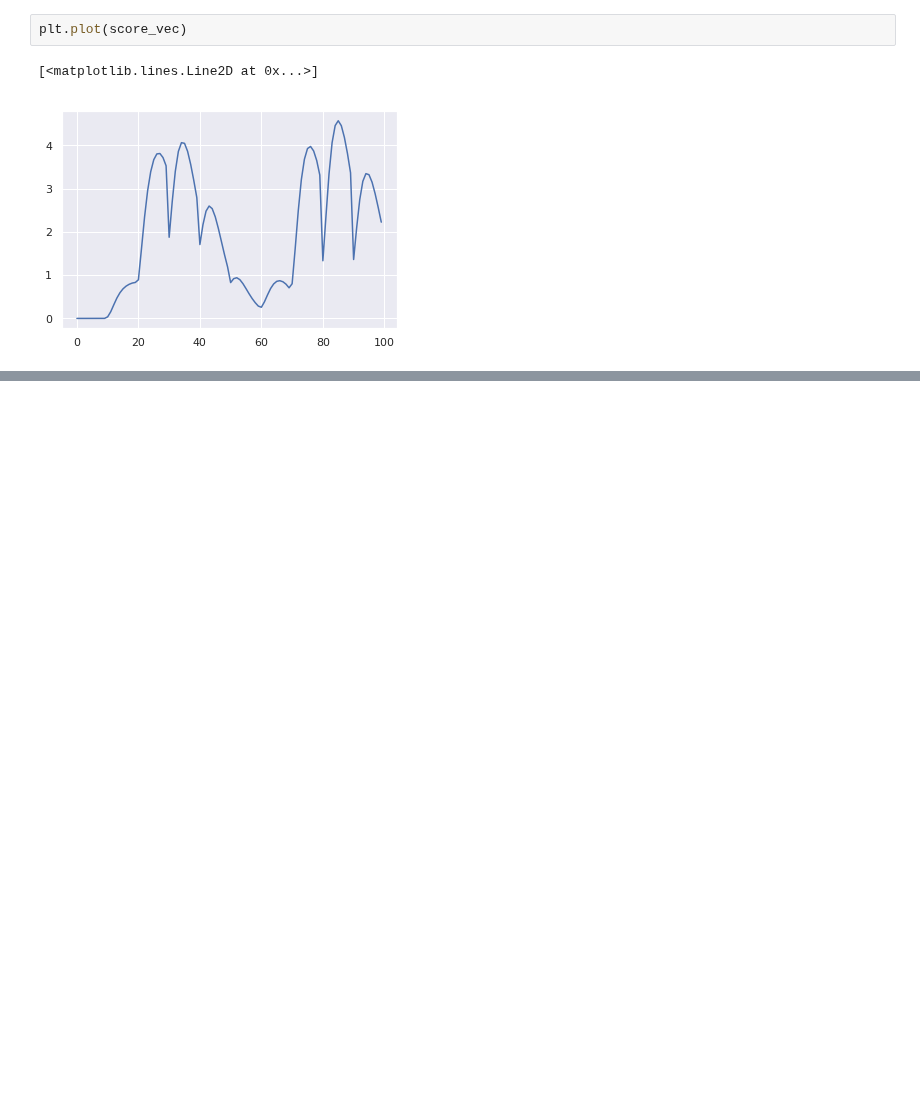
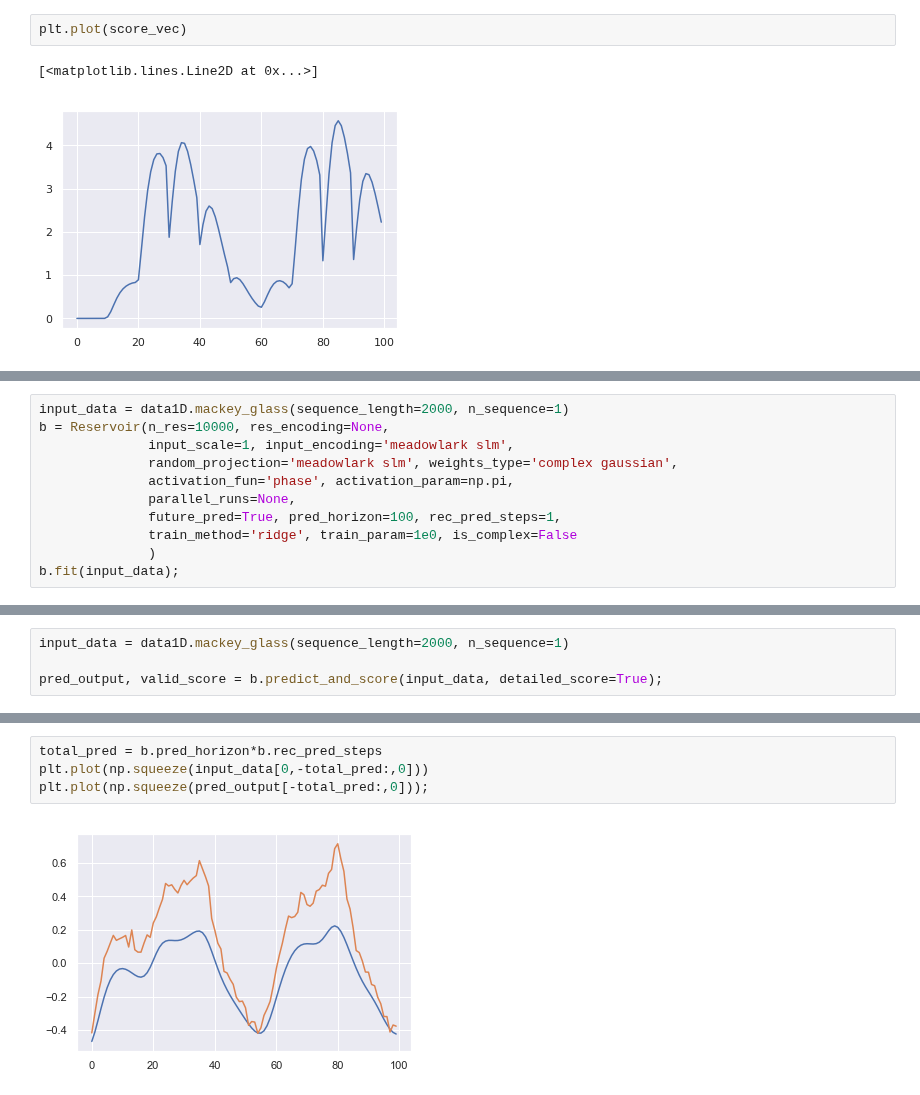
Before and after one commit to jon-dong/reservoir-computing-python, a Jupyter notebook: mackey_glass.ipynb, the cells around one changed output, grey strips where cells are left out. Cells and saved outputs as stored; diff of their text form; blank space fills up the shorter version.

```diff
--- a/mackey_glass.ipynb
+++ b/mackey_glass.ipynb
@@ -393,0 +402,11 @@ array([  4,   4,   4,   4, 255,  67,  93,   0,   0,   8,  64])
+# %%
+input_data = data1D.mackey_glass(sequence_length=2000, n_sequence=1)
+b = Reservoir(n_res=10000, res_encoding=None,
+              input_scale=1, input_encoding='meadowlark slm',
+              random_projection='meadowlark slm', weights_type='complex gaussian',
+              activation_fun='phase', activation_param=np.pi,
+              parallel_runs=None,
+              future_pred=True, pred_horizon=100, rec_pred_steps=1,
+              train_method='ridge', train_param=1e0, is_complex=False
+              )
+b.fit(input_data);
@@ -393,0 +419,4 @@ array([  4,   4,   4,   4, 255,  67,  93,   0,   0,   8,  64])
+# %%
+input_data = data1D.mackey_glass(sequence_length=2000, n_sequence=1)
+
+pred_output, valid_score = b.predict_and_score(input_data, detailed_score=True);
@@ -393,0 +429,6 @@ array([  4,   4,   4,   4, 255,  67,  93,   0,   0,   8,  64])
+# %%
+total_pred = b.pred_horizon*b.rec_pred_steps
+plt.plot(np.squeeze(input_data[0,-total_pred:,0]))
+plt.plot(np.squeeze(pred_output[-total_pred:,0]));
+# %% [output]
+[figure, added]
```
Also changed, not shown: parts of 8 cells of this notebook, 3 other files.
